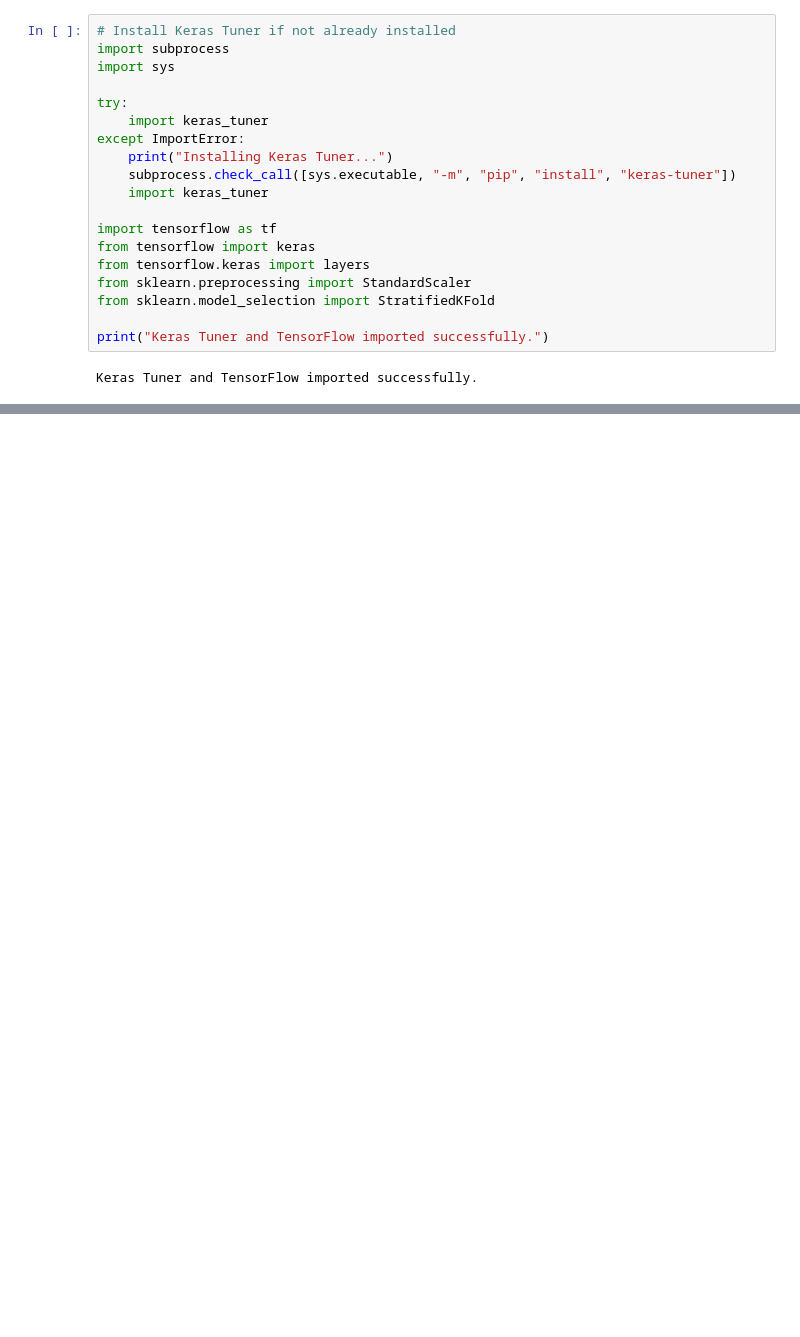
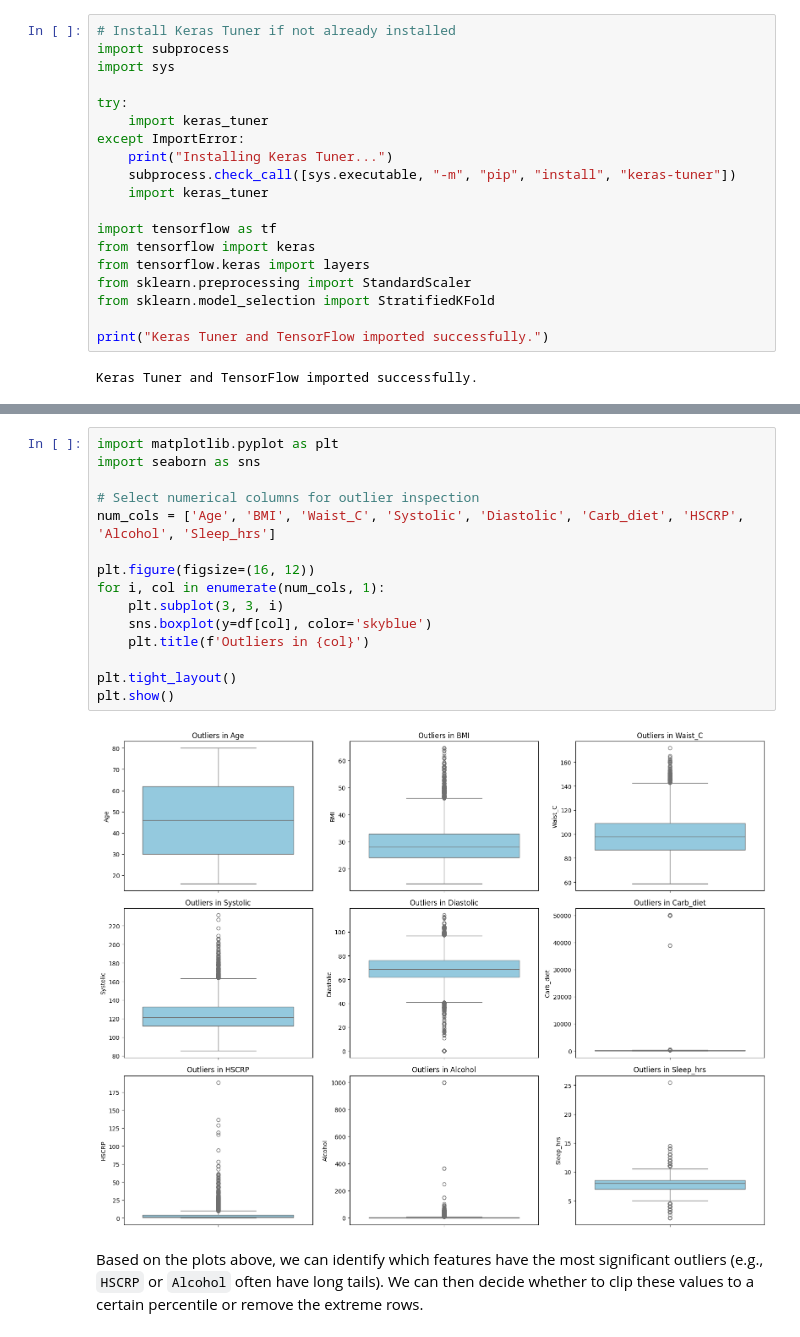
Before and after one commit to Bebarzzz/machine-, a Jupyter notebook: project.ipynb, the cells around one changed output, grey strips where cells are left out. Drawn from its saved outputs; the diff is of its cells as text; blank space fills up the shorter version.

```diff
--- a/project.ipynb
+++ b/project.ipynb
@@ -308,0 +299,19 @@ weighted avg       0.75      0.76      0.75      1118
+# %%
+import matplotlib.pyplot as plt
+import seaborn as sns
+
+# Select numerical columns for outlier inspection
+num_cols = ['Age', 'BMI', 'Waist_C', 'Systolic', 'Diastolic', 'Carb_diet', 'HSCRP', 'Alcohol', 'Sleep_hrs']
+
+plt.figure(figsize=(16, 12))
+for i, col in enumerate(num_cols, 1):
+    plt.subplot(3, 3, i)
+    sns.boxplot(y=df[col], color='skyblue')
+    plt.title(f'Outliers in {col}')
+
+plt.tight_layout()
+plt.show()
+# %% [output]
+[figure, added]
+# %% [markdown]
+Based on the plots above, we can identify which features have the most significant outliers (e.g., `HSCRP` or `Alcohol` often have long tails). We can then decide whether to clip these values to a certain percentile or remove the extreme rows.
```
Also changed, not shown: parts of 13 cells of this notebook.
